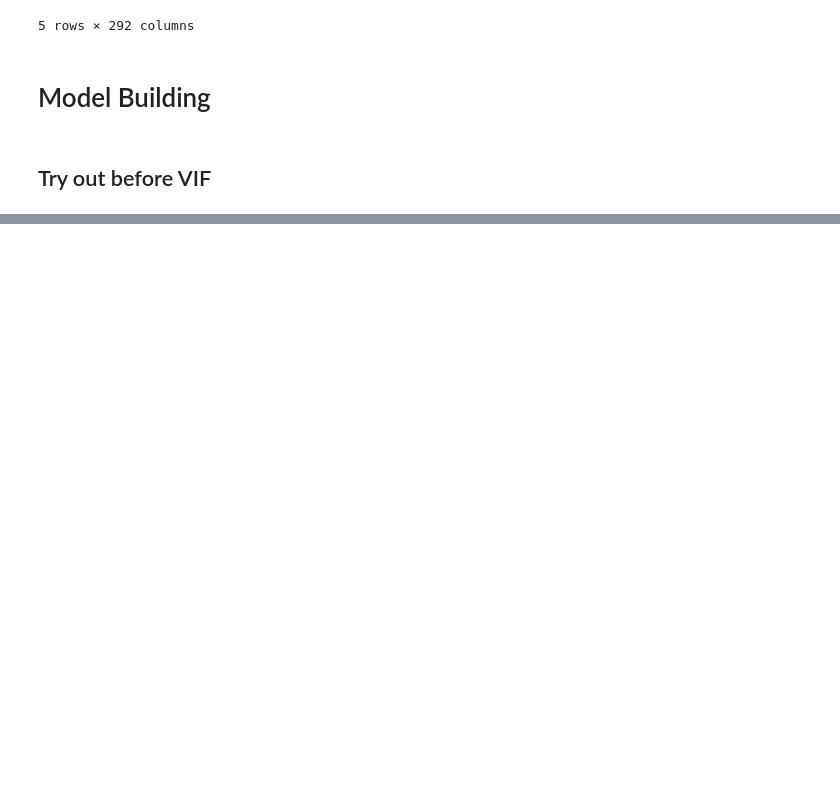
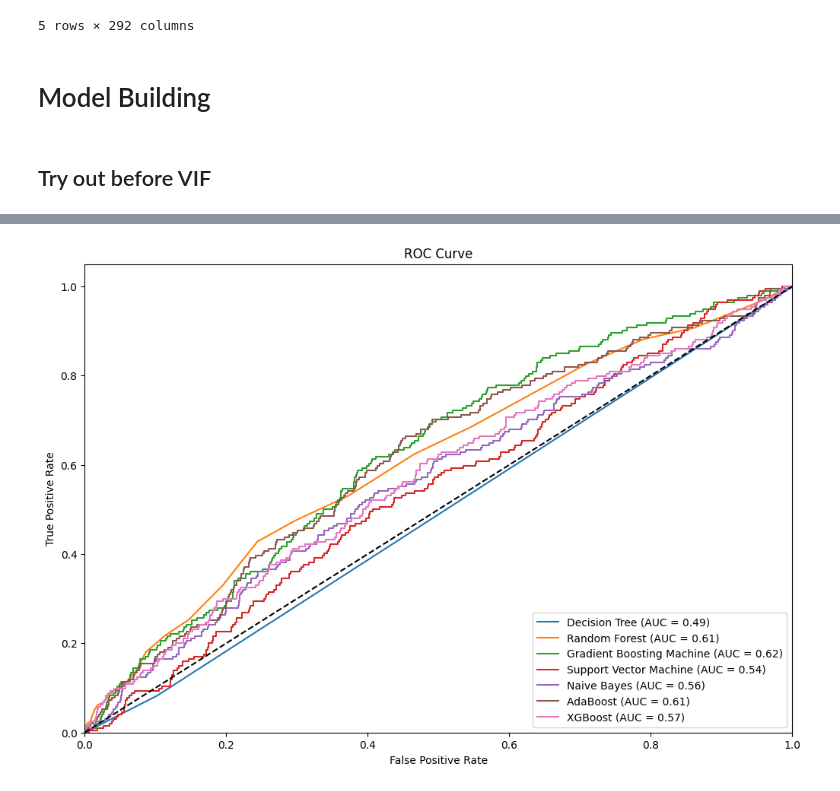
Before and after one commit to hiteshhhh007/Financial-Risk-Assessment, a Jupyter notebook: Model-Testing.ipynb, the cells around one changed output, grey strips where cells are left out. Cells and saved outputs as stored; diff of their text form; code cells hidden in the pictures; blank space fills up the shorter version.

```diff
--- a/Model-Testing.ipynb
+++ b/Model-Testing.ipynb
@@ -116,0 +220,7 @@ X_test.head()
+# %%
+vif = pd.DataFrame()
+vif['Features'] = X_train.columns
+vif['VIF'] = [variance_inflation_factor(X_train.values, i) for i in range(X_train.shape[1])]
+vif['VIF'] = round(vif['VIF'], 2)
+vif = vif.sort_values(by = "VIF", ascending = False)
+vif
@@ -116,0 +241,4 @@ X_test.head()
+# %%
+features_to_remove = vif.loc[vif['VIF'] >= 4.99,'Features'].values
+features_to_remove = list(features_to_remove)
+print(features_to_remove)
@@ -116,0 +247,3 @@ X_test.head()
+# %%
+X_train = X_train.drop(columns=features_to_remove, axis = 1)
+X_train.head()
@@ -116,0 +258,3 @@ X_test.head()
+# %%
+X_test = X_test.drop(columns=features_to_remove, axis = 1)
+X_test.head()
@@ -116,0 +290,72 @@ X_test.head()
+# %%
+models = {
+    "Decision Tree": DecisionTreeClassifier(),
+    "Random Forest": RandomForestClassifier(n_estimators=100),
+    "Gradient Boosting Machine": GradientBoostingClassifier(n_estimators=100),
+    "Support Vector Machine": SVC(probability=True),  # Enable probability for ROC AUC
+    "Naive Bayes": GaussianNB(),
+    "AdaBoost": AdaBoostClassifier(n_estimators=100),
+    "XGBoost": XGBClassifier(n_estimators=100, use_label_encoder=False, eval_metric='logloss'),
+}
+
+
+results = {
+    "Model": [],
+    "Train Accuracy": [],
+    "Test Accuracy": [],
+    "Precision": [],
+    "Recall": [],
+    "F1 Score": [],
+    "ROC AUC": []
+}
+
+
+plt.figure(figsize=(12, 8))
+
+for name, model in models.items():
+
+    model.fit(X_train, y_train)
+
+
+    y_train_pred = model.predict(X_train)
+    y_test_pred = model.predict(X_test)
+
+
+    y_test_proba = model.predict_proba(X_test)[:, 1]
+
+
+    train_accuracy = accuracy_score(y_train, y_train_pred)
+    test_accuracy = accuracy_score(y_test, y_test_pred)
+    precision = precision_score(y_test, y_test_pred)
+    recall = recall_score(y_test, y_test_pred)
+    f1 = f1_score(y_test, y_test_pred)
+    roc_auc = roc_auc_score(y_test, y_test_proba)
+
+
+    results["Model"].append(name)
+    results["Train Accuracy"].append(train_accuracy)
+    results["Test Accuracy"].append(test_accuracy)
+    results["Precision"].append(precision)
+    results["Recall"].append(recall)
+    results["F1 Score"].append(f1)
+    results["ROC AUC"].append(roc_auc)
+
+
+    fpr, tpr, _ = roc_curve(y_test, y_test_proba)
+    plt.plot(fpr, tpr, label=f'{name} (AUC = {roc_auc:.2f})')
+
+
+plt.plot([0, 1], [0, 1], 'k--')
+plt.xlim([0.0, 1.0])
+plt.ylim([0.0, 1.05])
+plt.xlabel('False Positive Rate')
+plt.ylabel('True Positive Rate')
+plt.title('ROC Curve')
+plt.legend(loc="lower right")
+plt.show()
+
+
+results_df = pd.DataFrame(results)
+print(results_df)
+# %% [output]
+[figure, added]
```
Also changed, not shown: parts of 18 cells of this notebook.
